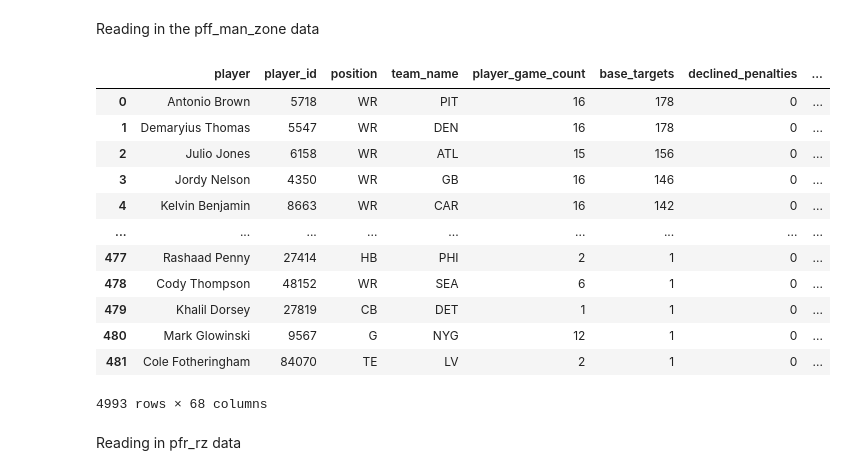
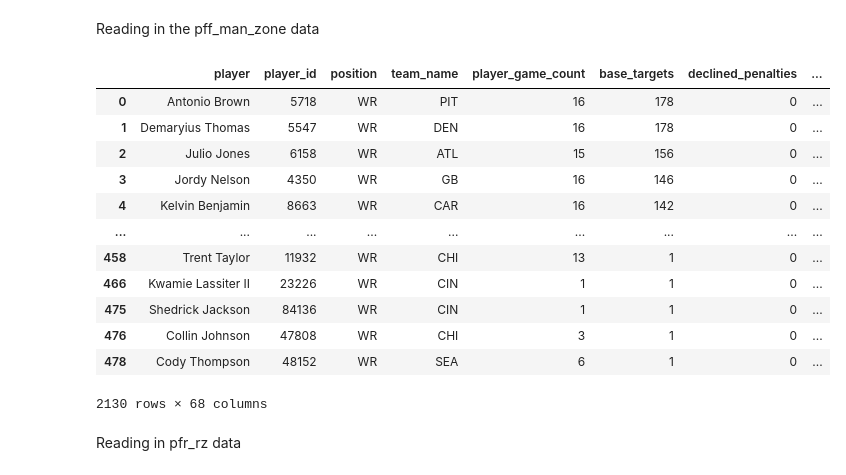
Before and after one commit to scottbwinner/NFL-Models, a Jupyter notebook: WR Model/WR Model.ipynb, the cells around one changed output. Cells and saved outputs as stored; diff of their text form; code cells hidden in the pictures.

Commit message:
starting to join tables together and dealing with inconsistencies

```diff
--- a/WR Model/WR Model.ipynb
+++ b/WR Model/WR Model.ipynb
@@ -135,39 +135,41 @@ pmz16_17 = pd.read_csv('pff_man_zone_16-17.csv')
 pmz17_18 = pd.read_csv('pff_man_zone_17-18.csv')
 pmz18_19 = pd.read_csv('pff_man_zone_18-19.csv')
 pmz19_20 = pd.read_csv('pff_man_zone_19-20.csv')
 pmz20_21 = pd.read_csv('pff_man_zone_20-21.csv')
 pmz21_22 = pd.read_csv('pff_man_zone_21-22.csv')
 pmz22_23 = pd.read_csv('pff_man_zone_22-23.csv')
 pmz23_24 = pd.read_csv('pff_man_zone_23-24.csv')
 
 pmz14_15['Season'] = '2014-15'
 pmz15_16['Season'] = '2015-16'
 pmz16_17['Season'] = '2016-17'
 pmz17_18['Season'] = '2017-18'
 pmz18_19['Season'] = '2018-19'
 pmz19_20['Season'] = '2019-20'
 pmz20_21['Season'] = '2020-21'
 pmz21_22['Season'] = '2021-22'
 pmz22_23['Season'] = '2022-23'
 pmz23_24['Season'] = '2023-24'
 
 pff_man_zone = pd.concat([pmz14_15, pmz15_16, pmz16_17, pmz17_18, pmz18_19, pmz19_20, pmz20_21, pmz21_22, pmz22_23, pmz23_24])
 
+pff_man_zone = pff_man_zone[pff_man_zone['position'] == 'WR']
+
 pff_man_zone
 # %% [output]
 |  | player | player_id | position | team_name | player_game_count | base_targets | declined_penalties | ... |
 | 0 | Antonio Brown | 5718 | WR | PIT | 16 | 178 | 0 | ... |
 | 1 | Demaryius Thomas | 5547 | WR | DEN | 16 | 178 | 0 | ... |
 | 2 | Julio Jones | 6158 | WR | ATL | 15 | 156 | 0 | ... |
 | 3 | Jordy Nelson | 4350 | WR | GB | 16 | 146 | 0 | ... |
 | 4 | Kelvin Benjamin | 8663 | WR | CAR | 16 | 142 | 0 | ... |
 | ... | ... | ... | ... | ... | ... | ... | ... | ... |
-| 477 | Rashaad Penny | 27414 | HB | PHI | 2 | 1 | 0 | ... |
+| 458 | Trent Taylor | 11932 | WR | CHI | 13 | 1 | 0 | ... |
+| 466 | Kwamie Lassiter II | 23226 | WR | CIN | 1 | 1 | 0 | ... |
+| 475 | Shedrick Jackson | 84136 | WR | CIN | 1 | 1 | 0 | ... |
+| 476 | Collin Johnson | 47808 | WR | CHI | 3 | 1 | 0 | ... |
 | 478 | Cody Thompson | 48152 | WR | SEA | 6 | 1 | 0 | ... |
-| 479 | Khalil Dorsey | 27819 | CB | DET | 1 | 1 | 0 | ... |
-| 480 | Mark Glowinski | 9567 | G | NYG | 12 | 1 | 0 | ... |
-| 481 | Cole Fotheringham | 84070 | TE | LV | 2 | 1 | 0 | ... |
-4993 rows × 68 columns
+2130 rows × 68 columns
 # %% [markdown]
 Reading in pfr_rz data
 # %%
```
Also changed, not shown: parts of 9 cells of this notebook, 10 other files.
